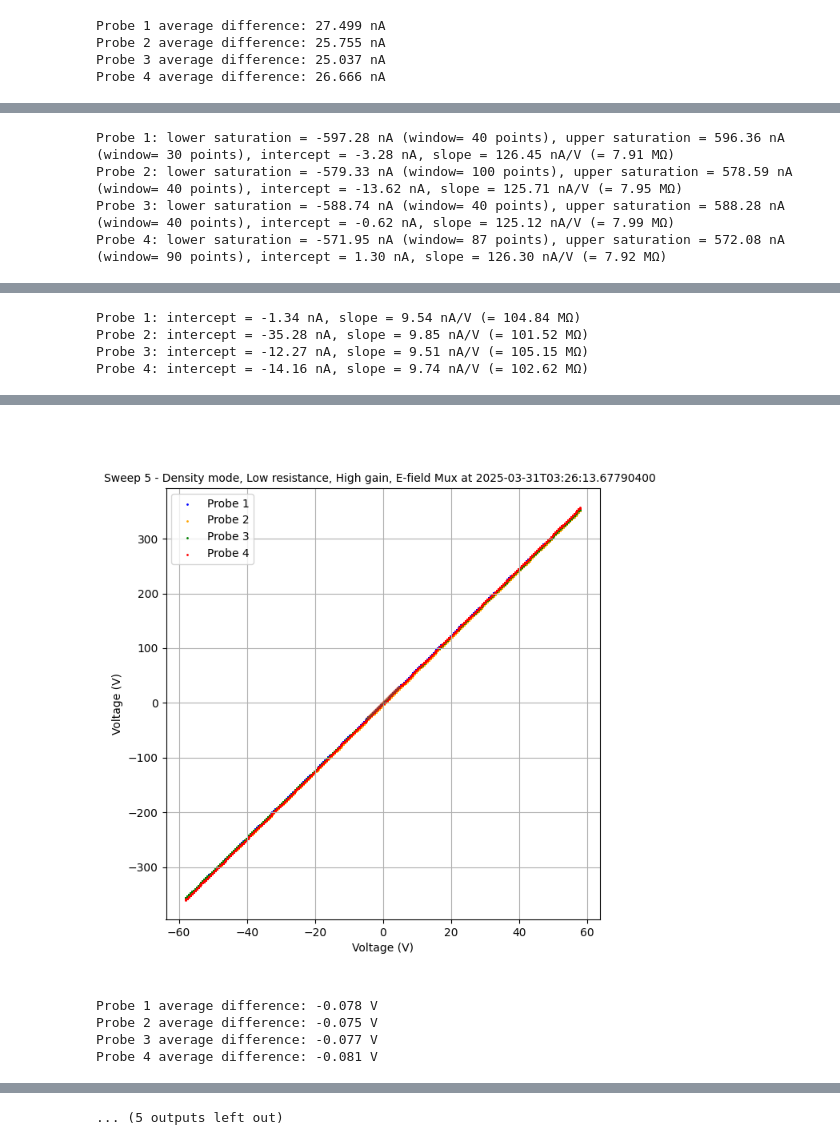
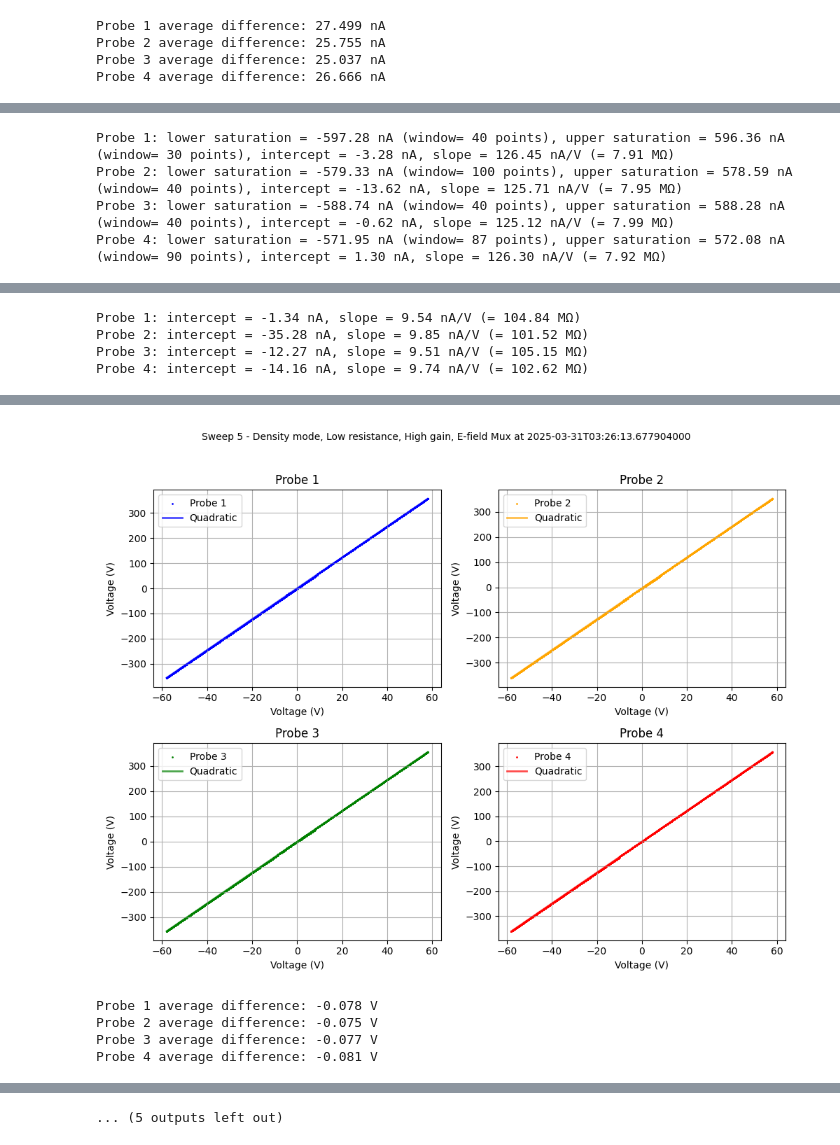
Before and after one commit to Pitcholine21/RPWI_Code, a Jupyter notebook: calibration_sweeps_PC3.ipynb, the cells around one changed output, grey strips where cells are left out. Saved outputs shown, nothing was run; the diff lists cells and outputs as text; code cells hidden in the pictures.

```diff
--- a/calibration_sweeps_PC3.ipynb
+++ b/calibration_sweeps_PC3.ipynb
@@ -65,6 +65,10 @@ def avg_offset_hysteresis(up_list, down_list, percent=0.8):
     down_list_center = down_list[start:end]
     offset = np.nanmean(up_list_center - down_list_center)
     return offset
+
+def filter_nan_for_fit(x, y):
+    mask = ~np.isnan(x) & ~np.isnan(y)
+    return x[mask], y[mask]
 
 table3A = np.repeat(np.linspace(-58, 58, 256), 10)  # V
 table3A = np.tile(table3A, 2)
@@ -294,40 +298,71 @@ if True:
 if True:
     probe_1, probe_2, probe_3, probe_4 = filter_out_fill_values([lp_data[20,0,:], lp_data[21,1,:], lp_data[22,2,:], lp_data[23,3,:]], threshold=1e10)
 
-    _, _, slope_1, intercept_1, _, _, _, _ = get_saturation_and_slope(tables['table3A'], probe_1)
-    _, _, slope_2, intercept_2, _, _, _, _ = get_saturation_and_slope(tables['table3A'], probe_2)
-    _, _, slope_3, intercept_3, _, _, _, _ = get_saturation_and_slope(tables['table3A'], probe_3)
-    _, _, slope_4, intercept_4, _, _, _, _ = get_saturation_and_slope(tables['table3A'], probe_4)
+    # Remove NaN values before interpolation for each probe
+    x1, y1 = filter_nan_for_fit(tables['table3A'], probe_1)
+    x2, y2 = filter_nan_for_fit(tables['table3A'], probe_2)
+    x3, y3 = filter_nan_for_fit(tables['table3A'], probe_3)
+    x4, y4 = filter_nan_for_fit(tables['table3A'], probe_4)
 
-    print(f"Probe 1: intercept = {intercept_1:.2f} V, slope = {slope_1:.2f}")
-    print(f"Probe 2: intercept = {intercept_2:.2f} V, slope = {slope_2:.2f}")
-    print(f"Probe 3: intercept = {intercept_3:.2f} V, slope = {slope_3:.2f}")
-    print(f"Probe 4: intercept = {intercept_4:.2f} V, slope = {slope_4:.2f}")
+    # Quadratic interpolation for each probe
+    coeffs_1 = np.polyfit(x1, y1, 2)
+    coeffs_2 = np.polyfit(x2, y2, 2)
+    coeffs_3 = np.polyfit(x3, y3, 2)
+    coeffs_4 = np.polyfit(x4, y4, 2)
+
+    x_fit = np.linspace(np.nanmin(tables['table3A']), np.nanmax(tables['table3A']), 200)
+    y_fit_1 = np.polyval(coeffs_1, x_fit)
+    y_fit_2 = np.polyval(coeffs_2, x_fit)
+    y_fit_3 = np.polyval(coeffs_3, x_fit)
+    y_fit_4 = np.polyval(coeffs_4, x_fit)
 
     colors = ['blue', 'orange', 'green', 'red']
 
-    plt.figure(figsize=(7, 7))
-    plt.title(sweep_info[4] + str(epoch[20]), fontsize=10)
+    print("Quadratic coefficients for Probe 1:", coeffs_1)
+    print("Quadratic coefficients for Probe 2:", coeffs_2)
+    print("Quadratic coefficients for Probe 3:", coeffs_3)
+    print("Quadratic coefficients for Probe 4:", coeffs_4)
+
+    plt.figure(figsize=(10, 8))
+    plt.suptitle(sweep_info[4] + str(epoch[20]), fontsize=10)
+
+    plt.subplot(2, 2, 1)
+    plt.title('Probe 1')
     plt.scatter(tables['table3A'], probe_1, label='Probe 1', s=1, color=colors[0])
-    plt.scatter(tables['table3A'], probe_2, label='Probe 2', s=1, color=colors[1])
-    plt.scatter(tables['table3A'], probe_3, label='Probe 3', s=1, color=colors[2])
-    plt.scatter(tables['table3A'], probe_4, label='Probe 4', s=1, color=colors[3])
-
-    for x_mid, y_mid, slope, color in [
-        (x_mid_1, y_mid_1, slope_1, colors[0]),
-        (x_mid_2, y_mid_2, slope_2, colors[1]),
-        (x_mid_3, y_mid_3, slope_3, colors[2]),
-        (x_mid_4, y_mid_4, slope_4, colors[3]),
-    ]:
-        intercept = np.nanmean(y_mid) - slope * np.nanmean(x_mid)
-        x_fit = np.linspace(np.nanmin(x_mid), np.nanmax(x_mid), 100)
-        y_fit = slope * x_fit + intercept
-        plt.plot(x_fit, y_fit, color=color, alpha=0.3, linewidth=2)
-
+    plt.plot(x_fit, y_fit_1, color=colors[0], alpha=0.7, linewidth=2, label='Quadratic')
     plt.xlabel('Voltage (V)')
     plt.ylabel('Voltage (V)')
     plt.legend()
     plt.grid()
+
+    plt.subplot(2, 2, 2)
+    plt.title('Probe 2')
+    plt.scatter(tables['table3A'], probe_2, label='Probe 2', s=1, color=colors[1])
+    plt.plot(x_fit, y_fit_2, color=colors[1], alpha=0.7, linewidth=2, label='Quadratic')
+    plt.xlabel('Voltage (V)')
+    plt.ylabel('Voltage (V)')
+    plt.legend()
+    plt.grid()
+
+    plt.subplot(2, 2, 3)
+    plt.title('Probe 3')
+    plt.scatter(tables['table3A'], probe_3, label='Probe 3', s=1, color=colors[2])
+    plt.plot(x_fit, y_fit_3, color=colors[2], alpha=0.7, linewidth=2, label='Quadratic')
+    plt.xlabel('Voltage (V)')
+    plt.ylabel('Voltage (V)')
+    plt.legend()
+    plt.grid()
+
+    plt.subplot(2, 2, 4)
+    plt.title('Probe 4')
+    plt.scatter(tables['table3A'], probe_4, label='Probe 4', s=1, color=colors[3])
+    plt.plot(x_fit, y_fit_4, color=colors[3], alpha=0.7, linewidth=2, label='Quadratic')
+    plt.xlabel('Voltage (V)')
+    plt.ylabel('Voltage (V)')
+    plt.legend()
+    plt.grid()
+
+    plt.tight_layout(rect=[0, 0, 1, 0.96])
     plt.show()
 
 # Sweep 7
@@ -549,4 +584,4 @@ Probe 4: intercept = -1.60 V, slope = 6.18
-[figure, old version]
+[figure, new version]
 Probe 1 average difference: -0.078 V
 Probe 2 average difference: -0.075 V
 Probe 3 average difference: -0.077 V
```
Also changed, not shown: parts of 1 cell of this notebook, 9 other files.
